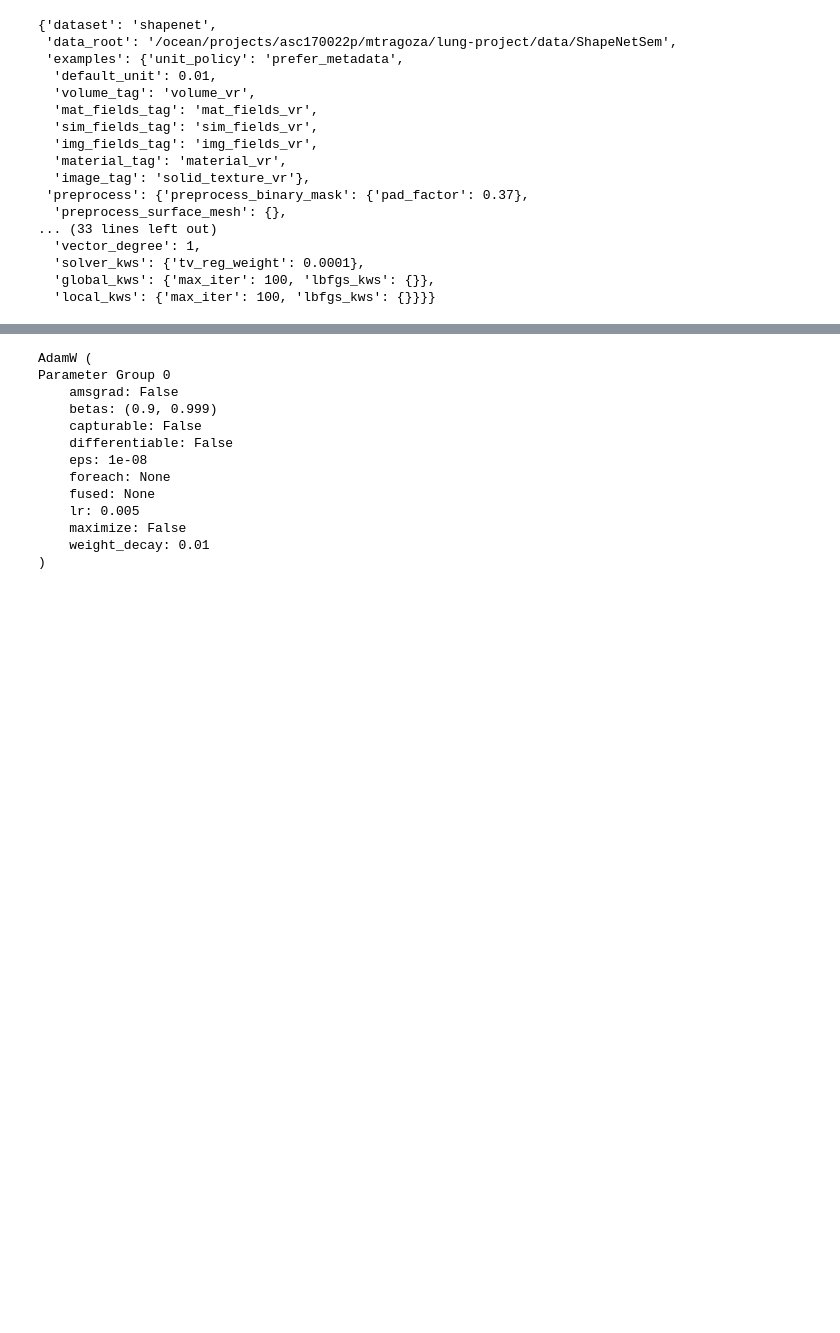
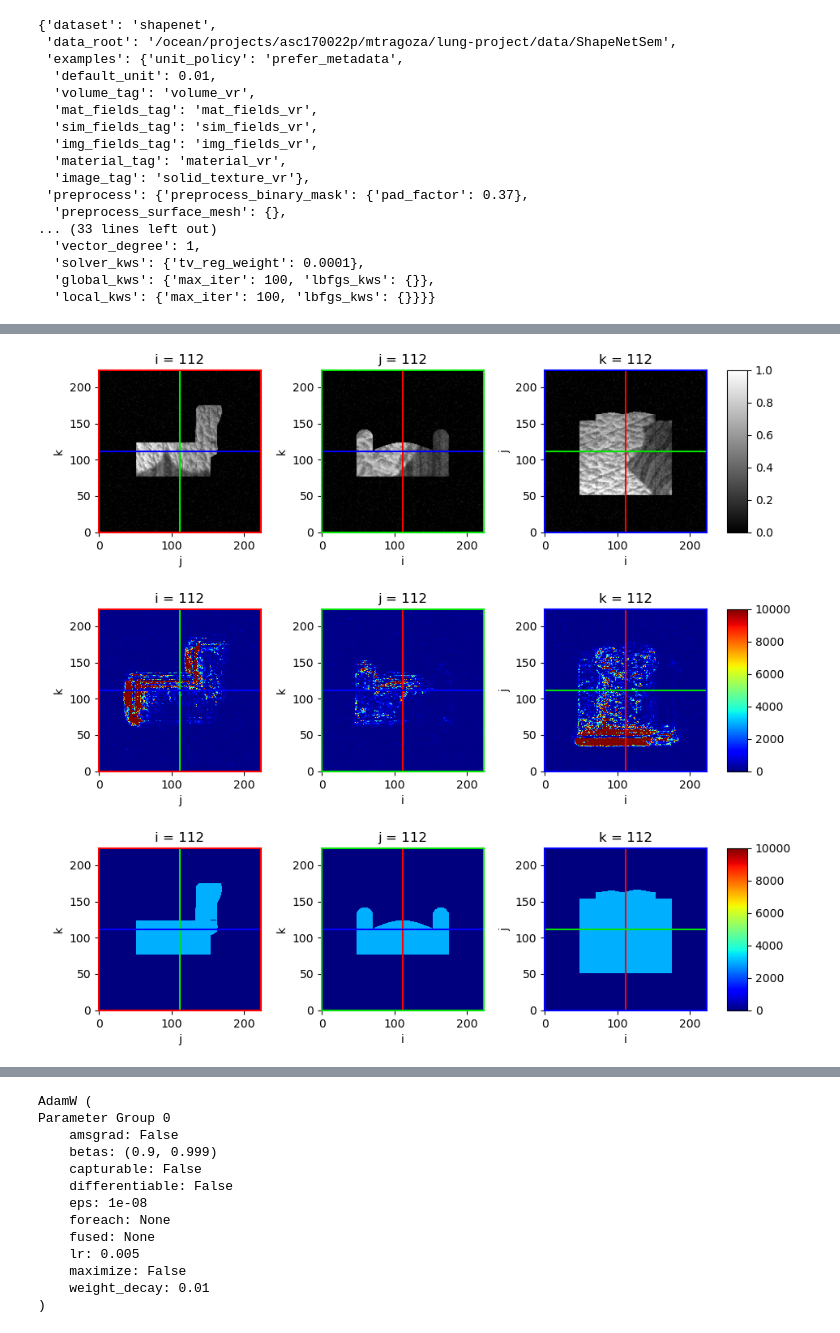
Before and after one commit to mattragoza/lung-project, a Jupyter notebook: notebooks/shapenet/30-training-interactive.ipynb, the cells around one changed output, grey strips where cells are left out. Cells and saved outputs as stored; diff of their text form; code cells hidden in the pictures; blank space fills up the shorter version.

Commit message:
working trainer (supervised + PDE solver), evaluation metrics, model improvements

```diff
--- a/notebooks/shapenet/30-training-interactive.ipynb
+++ b/notebooks/shapenet/30-training-interactive.ipynb
@@ -63,10 +46,10 @@ sel
 ds = project.datasets.shapenet.ShapeNetDataset(data_root='../../data/ShapeNetSem')
 ds.load_metadata()
 
-subjects = list(sel.subject)
-subjects = ['wss.1e5abf0465d97d826118a17db9de8c0']
-
+csv_path = '2025-11-05_optimized.csv'
+selected = pd.read_csv(csv_path)
+subjects = list(selected.subject)[:10]
 examples = list(ds.examples(subjects, variant='2025-11-02', **config['examples']))
 
-pprint(examples[0], 2)
+len(examples)
 # %% [output]
@@ -90,2 +56,0 @@ Example()
-# %%
-project.core.fileio.load_meshio(examples[0].paths['img_fields'])
@@ -179,17 +87,24 @@ if val_ex:
 else:
     val_set = val_loader = None
 # %%
+%autoreload
 import project.model
 
 model = project.model.UNet3D(
     in_channels=1,
     out_channels=1,
-    n_enc_levels=2,
+    conv_channels=8,
+    n_enc_blocks=3,
+    n_init_units=1,
     n_conv_units=2,
-    conv_channels=8,
+    norm_type='group',
     output_func='pow10'
 ).cuda()
 
+bias_init = 2.0
+with torch.no_grad():
+    model.output_conv.bias.fill_(bias_init)
+
 n_params = project.model.count_params(model)
 n_params
 # %% [output]
@@ -229,0 +129,4 @@ decoder.level0.conv_block.unit1.conv     134217728      (1, 8, 256, 256, 256)
+# %%
+image = train_set[0]['image'].unsqueeze(0).cuda()
+E_true = train_set[0]['elast'].unsqueeze(0).cuda()
+n_activs, E_pred = project.model.count_activations(model, image, ret_output=True)
@@ -230,3 +147,12 @@ decoder.level0.conv_block.unit1.conv     134217728      (1, 8, 256, 256, 256)
+# %%
+import project.visual.matplotlib
+_ = project.visual.matplotlib.show_image_slices(image[0][0].detach().cpu().numpy(), cmap='gray', clim=(0,1))
+_ = project.visual.matplotlib.show_image_slices(E_pred[0][0].detach().cpu().numpy(), cmap='jet', clim=(0,1e4))
+_ = project.visual.matplotlib.show_image_slices(E_true[0][0].detach().cpu().numpy(), cmap='jet', clim=(0,1e4))
+# %% [output]
+[figure, added]
+[figure, added]
+[figure, added]
 # %%
 model_mib = (n_activs + n_params) * 2 * 4 / 2**20 # MiB
 model_mib
```
Also changed, not shown: parts of 12 cells of this notebook, 12 other files.
